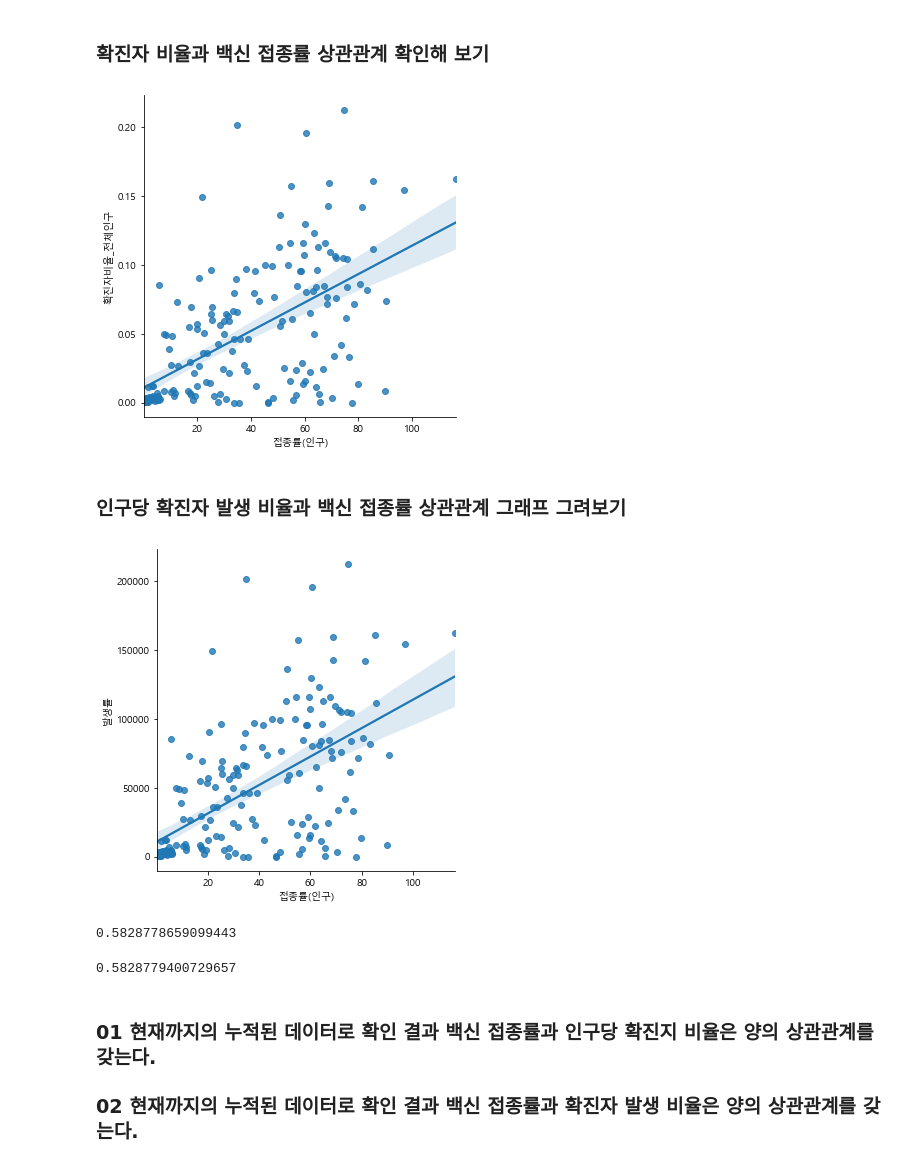
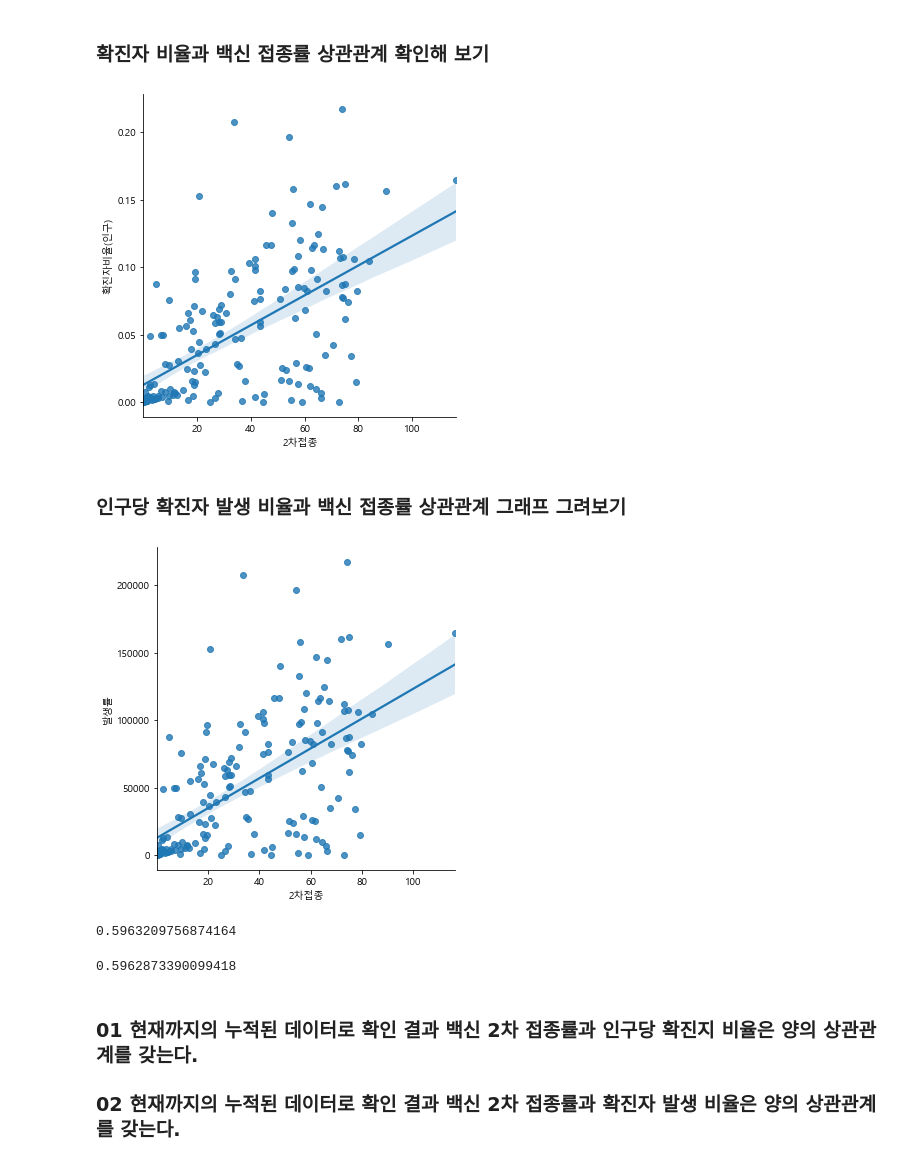
Before and after one commit to frontierall/corona_analysis, a Jupyter notebook: 03_corona_vaccine_merge.ipynb, the cells around one changed output. Saved outputs shown, nothing was run; the diff lists cells and outputs as text; code cells hidden in the pictures.

```diff
--- a/03_corona_vaccine_merge.ipynb
+++ b/03_corona_vaccine_merge.ipynb
@@ -362,10 +384,9 @@ Index(['국가명', 'eng_code', '위중증', '치명(%)', '완치(%)', '발생
       dtype='object')
 # %%
 sel = [ '국가명', 'eng_code', '발생률', '인구수', '백신접종',
-       '접종률(인구)', '발생률_순위', '접종률_순위', '1차접종', '2차접종',
+       '접종가능률(인구)', '발생률_순위', '접종률_순위', '1차접종', '2차접종',
        '위중증', '치명(%)', '완치(%)', '확진자_합계',
-       '확진자1일', '사망자합계', '사망자1일', '완치합계',
-       '완치1일', '접종비율(일간)']
+       '확진자1일', '사망자합계', '사망자1일', '완치합계', '완치1일', '접종비율(일간)']
 
 df_corona_all_n = df_corona_all_n[sel]
 df_corona_all_n
@@ -402,6 +423,6 @@ df_corona_all_n.sort_values(['발생률_순위'])
 # %% [markdown]
 ### 인구당 확진자 비율
 # %%
-df_corona_all_n['확진자비율_전체인구'] = df_corona_all_n['확진자_합계'].astype(int)/df_corona_all_n['인구수'].astype(int)
+df_corona_all_n['확진자비율(인구)'] = df_corona_all_n['확진자_합계'].astype(int)/df_corona_all_n['인구수'].astype(int)
 df_corona_all_n
 # %% [output]
@@ -427,7 +448,7 @@ Index(['국가명', 'eng_code', '발생률', '인구수', '백신접종', '접
       dtype='object')
 # %%
-sel = ['국가명', 'eng_code', '발생률', '인구수', '확진자_합계', '백신접종', '접종률(인구)', '발생률_순위', '접종률_순위',
-       '확진자비율_전체인구', '1차접종', '2차접종', '위중증', '치명(%)', '완치(%)',  '확진자1일', '사망자합계',
+sel = ['국가명', 'eng_code', '발생률', '인구수', '확진자_합계', '백신접종', '접종가능률(인구)', '발생률_순위', '접종률_순위',
+       '확진자비율(인구)', '1차접종', '2차접종', '위중증', '치명(%)', '완치(%)',  '확진자1일', '사망자합계',
        '사망자1일', '완치합계', '완치1일', '접종비율(일간)']
 df_corona_all_n =  df_corona_all_n[sel]
 df_corona_all_n
@@ -503,25 +536,27 @@ df_corona_all_n.head()
 # %% [markdown]
 ### 확진자 비율과 백신 접종률 상관관계 확인해 보기
+# %%
+df_corona_all_n = df_corona_all_n[df_corona_all_n['2차접종'] > 0 ]
 # %%
-sns.lmplot(x='접종률(인구)', y='확진자비율_전체인구', data=df_corona_all_n)
+sns.lmplot(x='2차접종', y='확진자비율(인구)', data=df_corona_all_n)
 plt.show()
 # %% [output]
-[figure, old version]
+[figure, new version]
 # %% [markdown]
 ### 인구당 확진자 발생 비율과 백신 접종률 상관관계 그래프 그려보기
 # %%
-sns.lmplot(x='접종률(인구)', y='발생률', data=df_corona_all_n)
+sns.lmplot(x='2차접종', y='발생률', data=df_corona_all_n)
 plt.show()
 # %% [output]
-[figure, old version]
+[figure, new version]
 # %%
-df_corona_all_n.corr()['접종률(인구)']['발생률']
+df_corona_all_n.corr()['2차접종']['발생률']
 # %% [output]
-0.5828778659099443
+0.5963209756874164
 # %%
-df_corona_all_n.corr()['접종률(인구)']['확진자비율_전체인구']
+df_corona_all_n.corr()['2차접종']['확진자비율(인구)']
 # %% [output]
-0.5828779400729657
+0.5962873390099418
 # %% [markdown]
-### 01 현재까지의 누적된 데이터로 확인 결과 백신 접종률과 인구당 확진지 비율은 양의 상관관계를 갖는다.
-### 02 현재까지의 누적된 데이터로 확인 결과 백신 접종률과 확진자 발생 비율은 양의 상관관계를 갖는다.
+### 01 현재까지의 누적된 데이터로 확인 결과 백신 2차 접종률과 인구당 확진지 비율은 양의 상관관계를 갖는다.
+### 02 현재까지의 누적된 데이터로 확인 결과 백신 2차 접종률과 확진자 발생 비율은 양의 상관관계를 갖는다.
```
Also changed, not shown: parts of 31 cells of this notebook, 17 other files.
